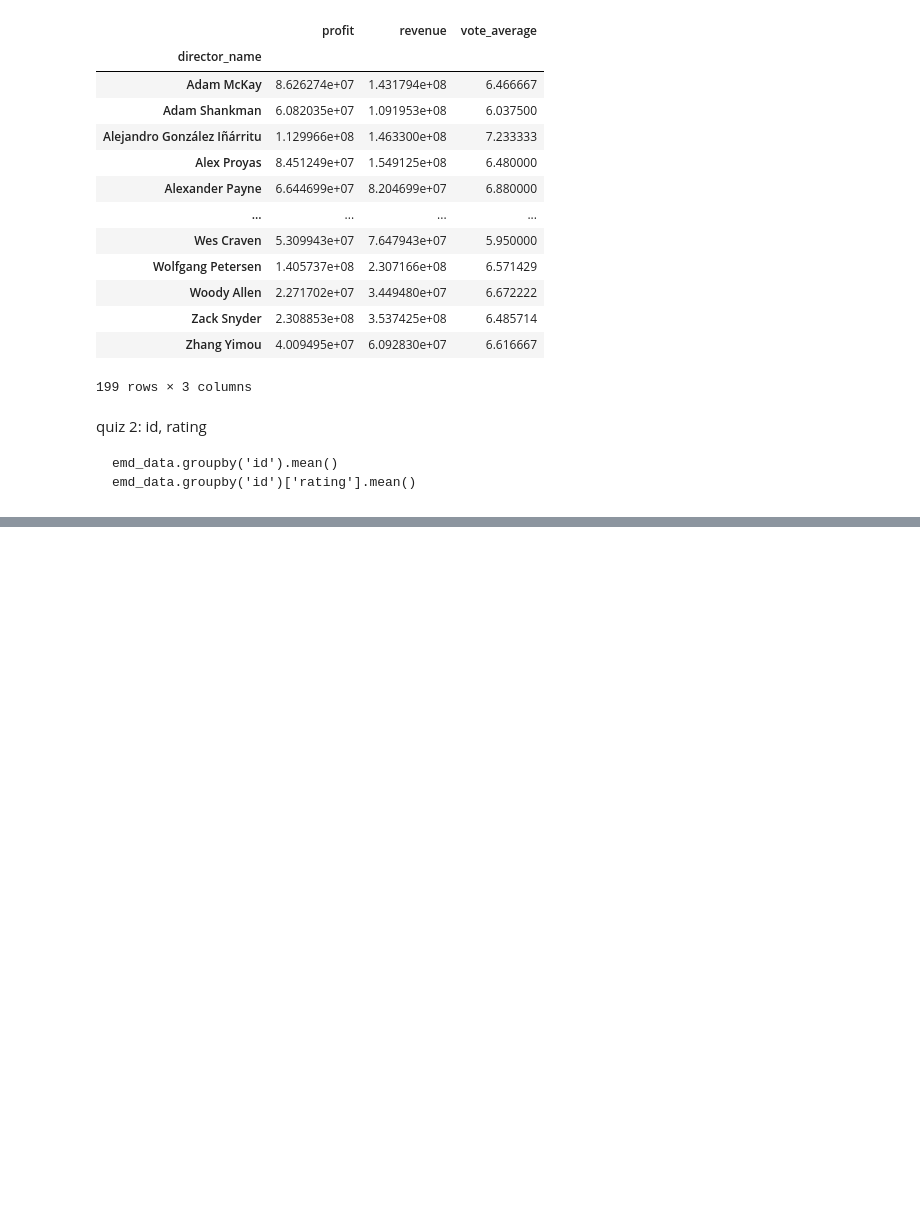
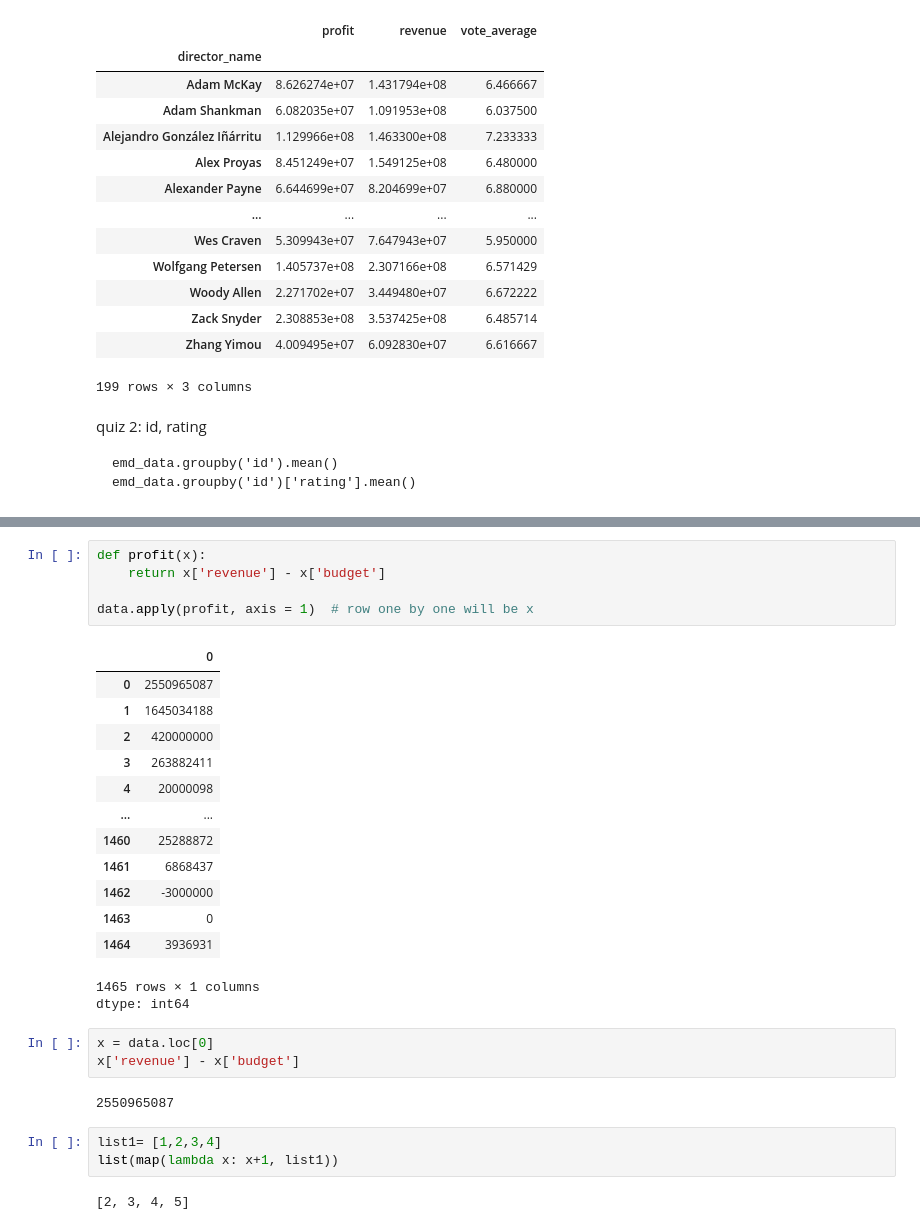
Before and after one commit to SachinScaler/DAV1Aug24, a Jupyter notebook: Pandas_3|Lecture.ipynb, the cells around one changed output, grey strips where cells are left out. Saved outputs shown, nothing was run; the diff lists cells and outputs as text; blank space fills up the shorter version.

```diff
--- a/Pandas_3|Lecture.ipynb
+++ b/Pandas_3|Lecture.ipynb
@@ -607,0 +663,30 @@ productive: title_count/yrs_active for example let's say director d made his fir
+# %%
+def profit(x):
+    return x['revenue'] - x['budget']
+
+data.apply(profit, axis = 1)  # row one by one will be x
+# %% [output]
+|  | 0 |
+| 0 | 2550965087 |
+| 1 | 1645034188 |
+| 2 | 420000000 |
+| 3 | 263882411 |
+| 4 | 20000098 |
+| ... | ... |
+| 1460 | 25288872 |
+| 1461 | 6868437 |
+| 1462 | -3000000 |
+| 1463 | 0 |
+| 1464 | 3936931 |
+1465 rows × 1 columns
+dtype: int64
+# %%
+x = data.loc[0]
+x['revenue'] - x['budget']
+# %% [output]
+2550965087
+# %%
+list1= [1,2,3,4]
+list(map(lambda x: x+1, list1))
+# %% [output]
+[2, 3, 4, 5]
```
Also changed, not shown: parts of 17 cells of this notebook.
